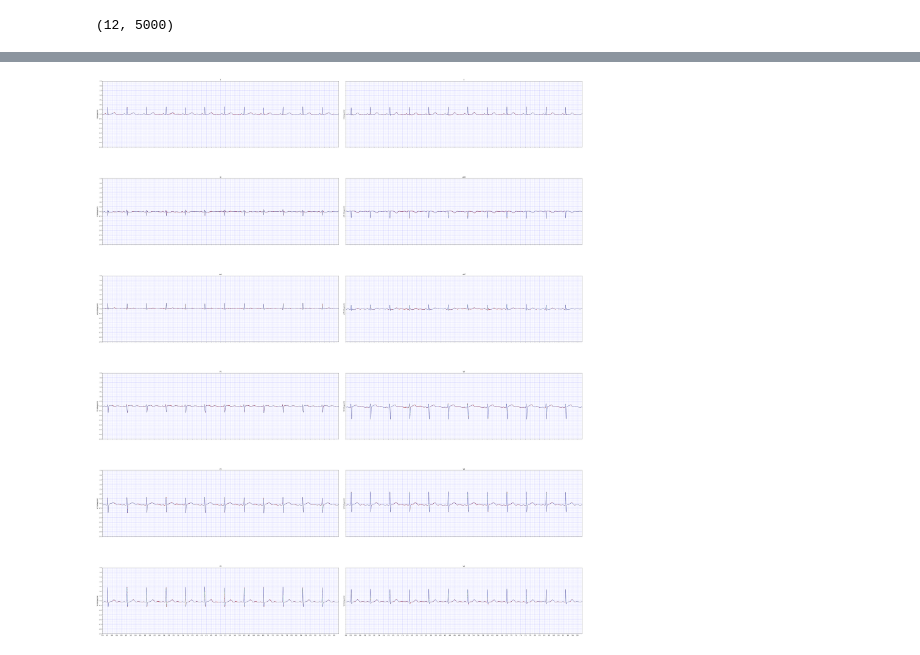
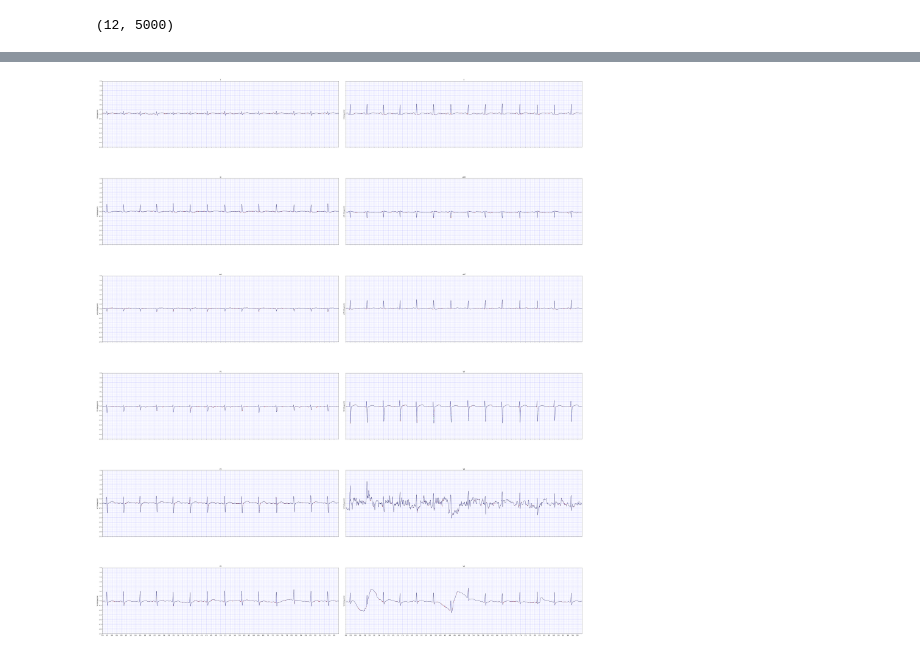
Before and after one commit to LiangBeam9810/Interpretable_HTN, a Jupyter notebook: CAMs.ipynb, the cells around one changed output, grey strips where cells are left out. Saved outputs shown, nothing was run; the diff lists cells and outputs as text; code cells hidden in the pictures.

Commit message:
ECG_net+attention with All NHTN  is from 00,  test  HTN from 22  train HTN from 21 20 00  cam use all 22 data (HTN and NHTN) ,no so good like test

```diff
--- a/CAMs.ipynb
+++ b/CAMs.ipynb
@@ -26,7 +26,7 @@ torch.cuda.manual_seed_all(random_seed)
 random.seed(random_seed)
 np.random.seed(random_seed)
 
-test_npy_path =  './data/test/' #路径
+test_npy_path =  './npy_ECG/test/' #路径
 xml_path = './xml/xml/'
 lead_index = ['I', 'II', 'III', 'aVR', 'aVL', 'aVF', 'V1', 'V2', 'V3', 'V4', 'V5', 'V6']
 EcgChannles_num = 12
@@ -149,4 +153,4 @@ for i,ax in enumerate(axs.flat):  # type: ignore
 
     plot_y = np.array(ecg_data[i]*3500.)
     ECGplot.plot_multicolored_line(fig,ax,x = x_index,y= plot_y,color_depend=attention_value_each_timestep,cmap="jet",y_name = str(lead_index[i])+" Voltage(mV)",title = lead_index[i])
-    plot_top_attention_points(fig,ax,x = x_index,y= plot_y,color_depend=attention_value_each_timestep,cmap="jet",y_name = str(lead_index[i])+" Voltage(mV)",title = lead_index[i],top_num=100)
+    plot_top_attention_points(fig,ax,x = x_index,y= plot_y,color_depend=attention_value_each_timestep,cmap="jet",y_name = str(lead_index[i])+" Voltage(mV)",title = lead_index[i],top_num=10)
@@ -173,7 +175,7 @@ testmodel.conv0.register_forward_hook(farward_hook)	#正向传播
 testmodel.conv0.register_full_backward_hook(backward_hook)#反向传播
 
 
-itme = 18
+itme = 22
 inputs,labels = test_Dataset.__getitem__(itme)
 
 labels = labels.unsqueeze(0) # 在首位添加1维作为batchsize
@@ -239,13 +242,13 @@ plt.show()
 # %%
 x_index = np.arange(0,EcgLength_num)
 fig, axs = plt.subplots(nrows=6, ncols=2, sharex=True,sharey=True,figsize=(50,60), constrained_layout=True)
 ecg_data = (inputs[0]).to('cpu')
 for i,ax in enumerate(axs.flat):  # type: ignore
     attention_value_each_timestep = layer2d_vlue[i]
     #plot_y = x[1,i,:]*(4.88)
 
     plot_y = np.array(ecg_data[i]*3500.)
     ECGplot.plot_multicolored_line(fig,ax,x = x_index,y= plot_y,color_depend=attention_value_each_timestep,cmap="jet",y_name = str(lead_index[i])+" Voltage(mV)",title = lead_index[i])
-    plot_top_attention_points(fig,ax,x = x_index,y= plot_y,color_depend=attention_value_each_timestep,cmap="jet",y_name = str(lead_index[i])+" Voltage(mV)",title = lead_index[i],top_num=500)
+    plot_top_attention_points(fig,ax,x = x_index,y= plot_y,color_depend=attention_value_each_timestep,cmap="jet",y_name = str(lead_index[i])+" Voltage(mV)",title = lead_index[i],top_num=200)
 # %% [output]
-[figure, old version]
+[figure, new version]
```
Also changed, not shown: parts of 16 cells of this notebook, 2 other files.
